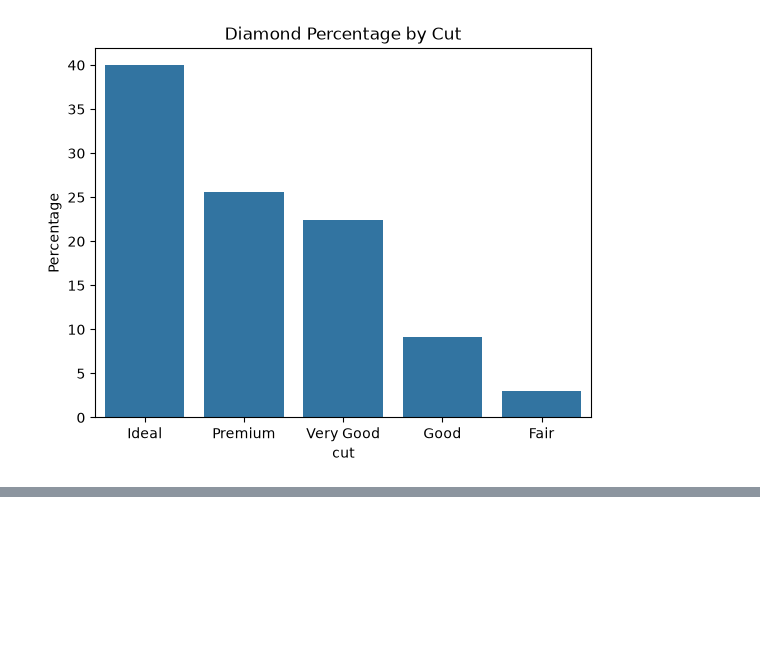
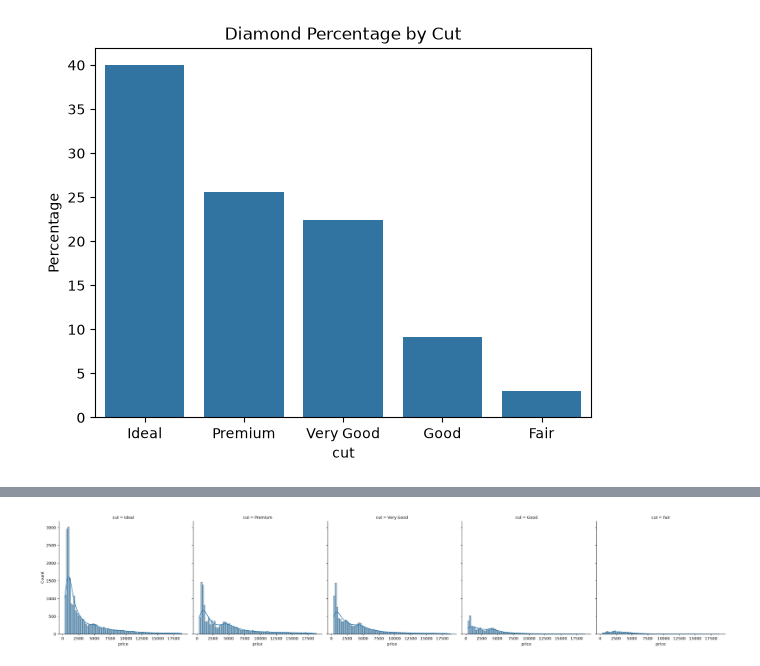
Before and after one commit to Akash-paswan/Seaborn-practice-questions-, a Jupyter notebook: diamond dataset/daimond.ipynb, the cells around one changed output, grey strips where cells are left out. Saved outputs shown, nothing was run; the diff lists cells and outputs as text; code cells hidden in the pictures; blank space fills up the shorter version.

```diff
--- a/diamond dataset/daimond.ipynb
+++ b/diamond dataset/daimond.ipynb
@@ -115,0 +135,10 @@ plt.show()
+# %%
+sns.displot(
+    data=diamonds,
+    x="price",
+    col="cut",
+    kde=True
+)
+plt.show()
+# %% [output]
+[figure, added]
```
Also changed, not shown: parts of 2 cells of this notebook.
